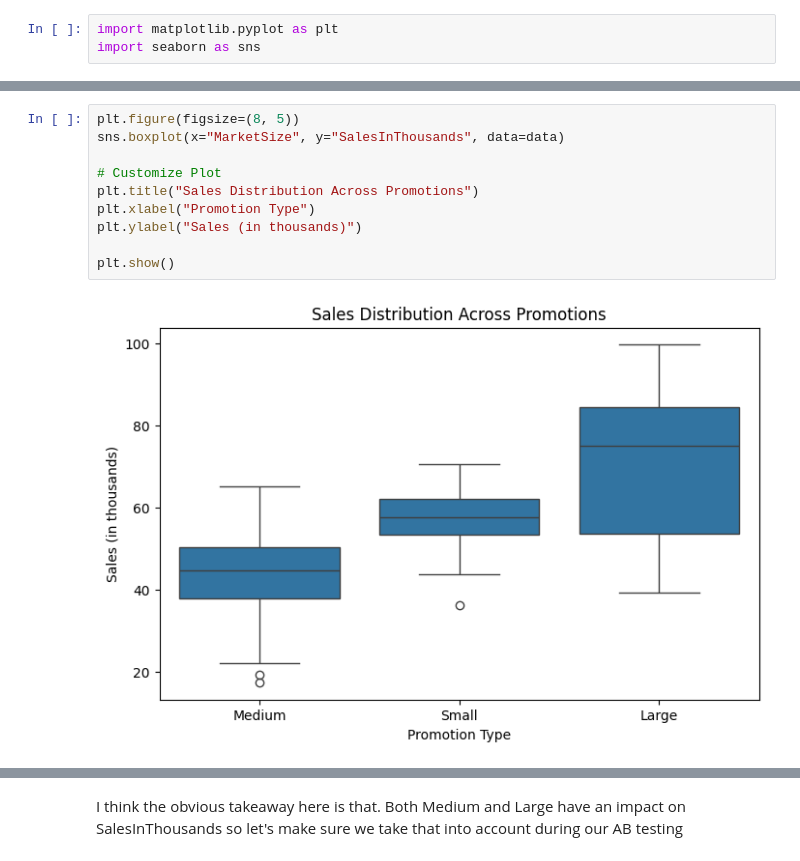
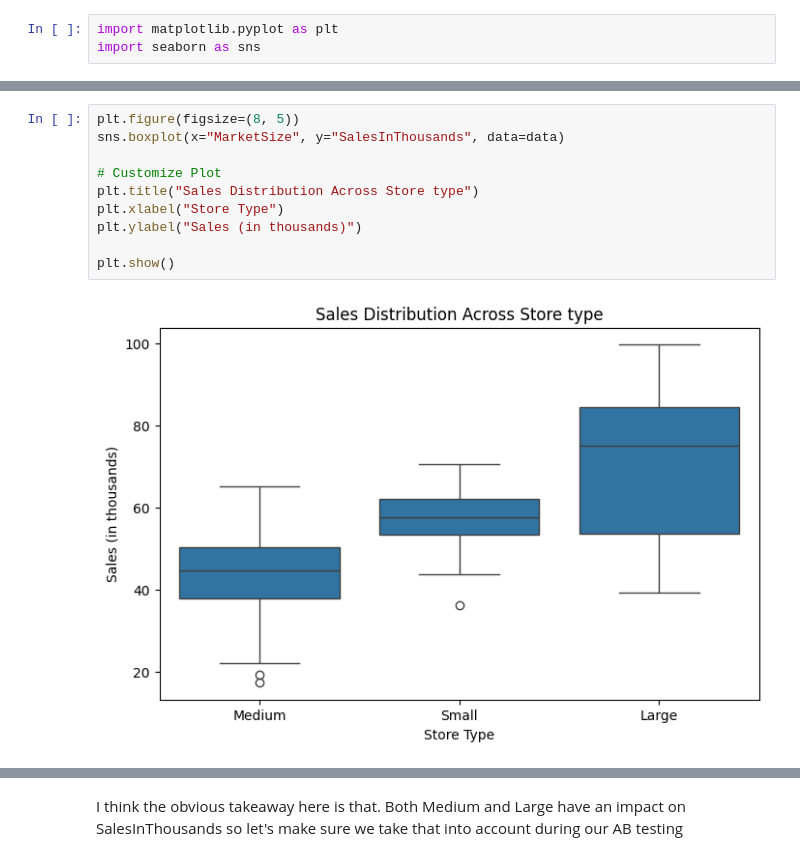
Before and after one commit to jacobrak/AB-testing-Marketing, a Jupyter notebook: AB testing.ipynb, the cells around one changed output, grey strips where cells are left out. Drawn from its saved outputs; the diff is of its cells as text.

```diff
--- a/AB testing.ipynb
+++ b/AB testing.ipynb
@@ -47,12 +47,12 @@ plt.show()
 # %%
 plt.figure(figsize=(8, 5))
 sns.boxplot(x="MarketSize", y="SalesInThousands", data=data)
 
 # Customize Plot
-plt.title("Sales Distribution Across Promotions")
-plt.xlabel("Promotion Type")
+plt.title("Sales Distribution Across Store type")
+plt.xlabel("Store Type")
 plt.ylabel("Sales (in thousands)")
 
 plt.show()
 # %% [output]
-[figure, old version]
+[figure, new version]
```
Also changed, not shown: parts of 14 cells of this notebook.
